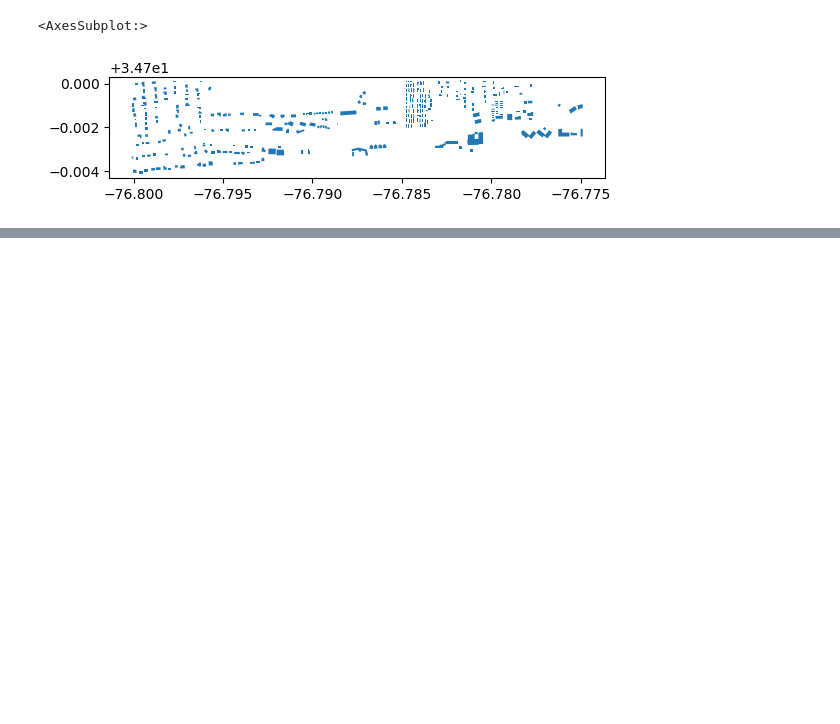
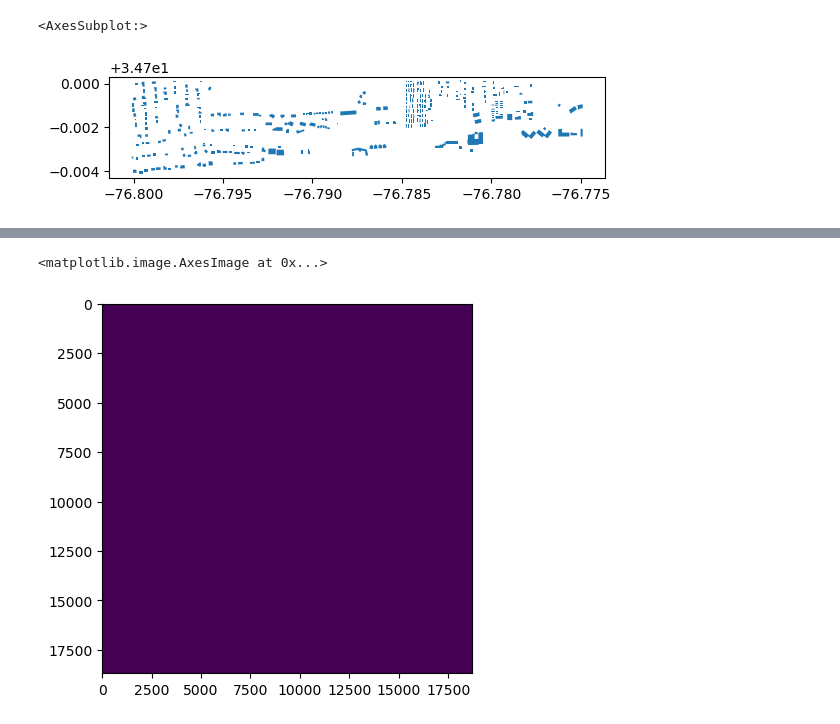
Before and after one commit to ebgoldstein/BuildingsFromERI, a Jupyter notebook: src/Loading_ERI_clip_MSbuildings.ipynb, the cells around one changed output, grey strips where cells are left out. Cells and saved outputs as stored; diff of their text form; code cells hidden in the pictures; blank space fills up the shorter version.

Commit message:
mask

```diff
--- a/src/Loading_ERI_clip_MSbuildings.ipynb
+++ b/src/Loading_ERI_clip_MSbuildings.ipynb
@@ -116,0 +137,8 @@ json_clipped.plot()
+# %%
+dataset = gdal.Open('mask.tif', gdal.GA_ReadOnly) # Note GetRasterBand() takes band no. starting from 1 not 0
+band = dataset.GetRasterBand(1)
+arr = band.ReadAsArray()
+plt.imshow(arr)
+# %% [output]
+<matplotlib.image.AxesImage at 0x...>
+[figure, added]
```
Also changed, not shown: parts of 8 cells of this notebook, 2 other files.
